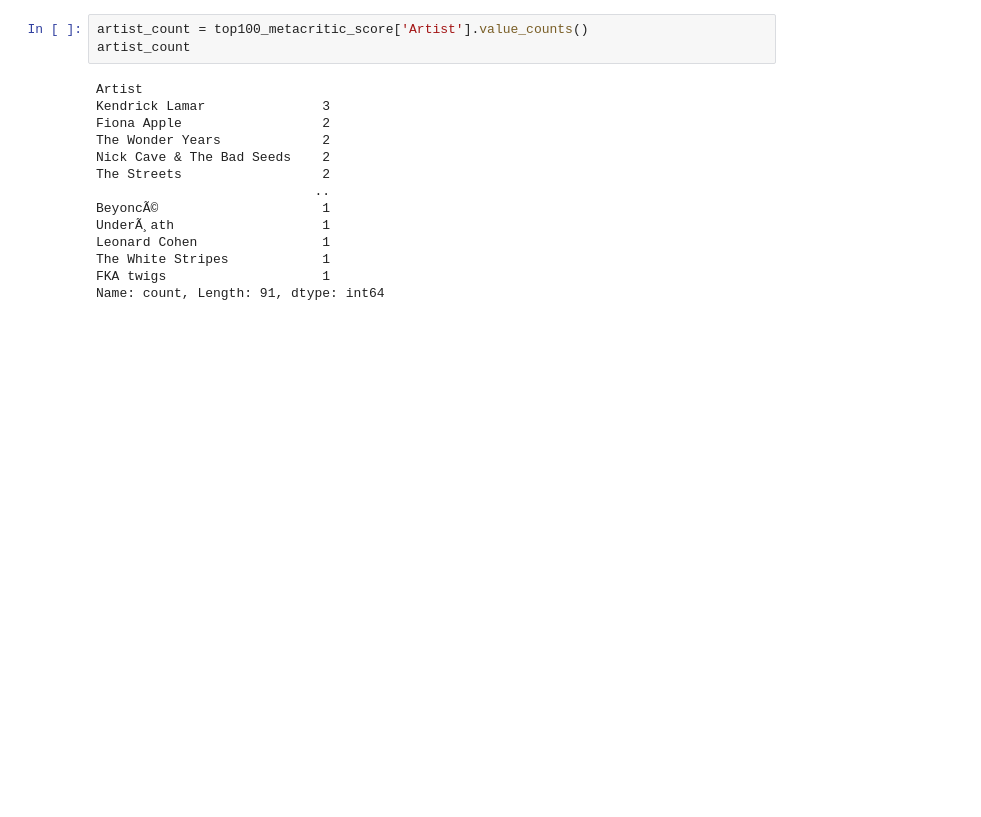
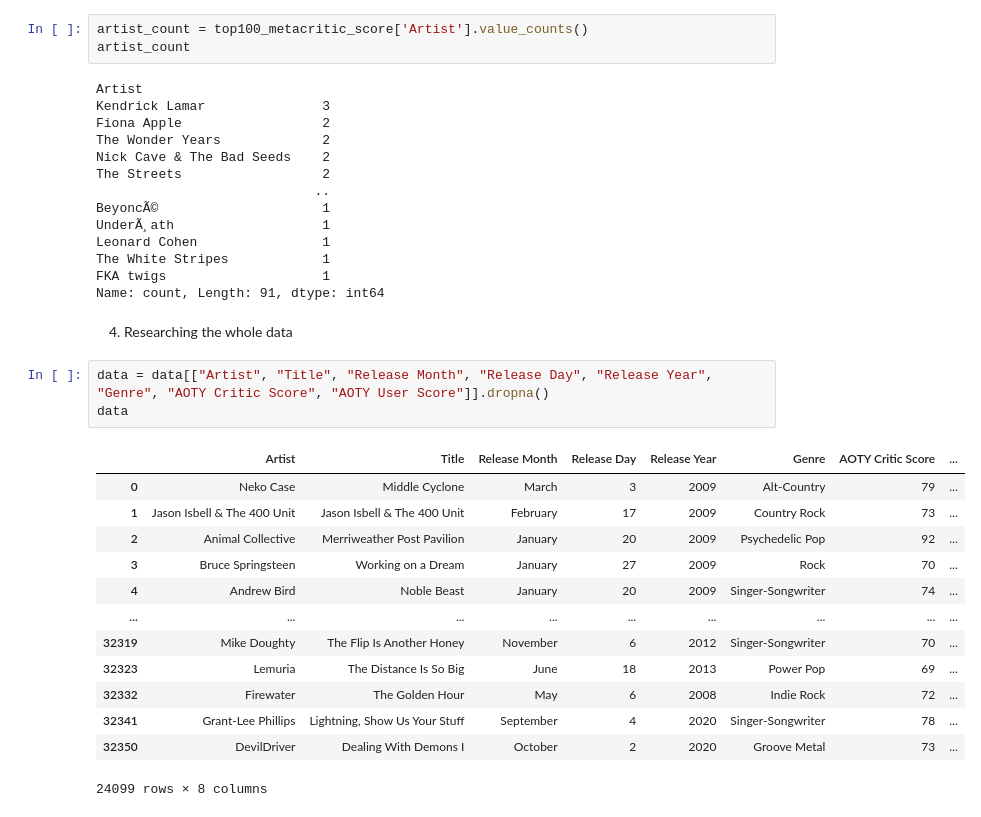
Before and after one commit to Klus3kk/datascience, a Jupyter notebook: Music-Listening/main.ipynb, the cells around one changed output. Drawn from its saved outputs; the diff is of its cells as text; blank space fills up the shorter version.

```diff
--- a/Music-Listening/main.ipynb
+++ b/Music-Listening/main.ipynb
@@ -141,3 +141,22 @@ Leonard Cohen                1
 The White Stripes            1
 FKA twigs                    1
 Name: count, Length: 91, dtype: int64
+# %% [markdown]
+4. Researching the whole data
+# %%
+data = data[["Artist", "Title", "Release Month", "Release Day", "Release Year", "Genre", "AOTY Critic Score", "AOTY User Score"]].dropna()
+data
+# %% [output]
+|  | Artist | Title | Release Month | Release Day | Release Year | Genre | AOTY Critic Score | ... |
+| 0 | Neko Case | Middle Cyclone | March | 3 | 2009 | Alt-Country | 79 | ... |
+| 1 | Jason Isbell & The 400 Unit | Jason Isbell & The 400 Unit | February | 17 | 2009 | Country Rock | 73 | ... |
+| 2 | Animal Collective | Merriweather Post Pavilion | January | 20 | 2009 | Psychedelic Pop | 92 | ... |
+| 3 | Bruce Springsteen | Working on a Dream | January | 27 | 2009 | Rock | 70 | ... |
+| 4 | Andrew Bird | Noble Beast | January | 20 | 2009 | Singer-Songwriter | 74 | ... |
+| ... | ... | ... | ... | ... | ... | ... | ... | ... |
+| 32319 | Mike Doughty | The Flip Is Another Honey | November | 6 | 2012 | Singer-Songwriter | 70 | ... |
+| 32323 | Lemuria | The Distance Is So Big | June | 18 | 2013 | Power Pop | 69 | ... |
+| 32332 | Firewater | The Golden Hour | May | 6 | 2008 | Indie Rock | 72 | ... |
+| 32341 | Grant-Lee Phillips | Lightning, Show Us Your Stuff | September | 4 | 2020 | Singer-Songwriter | 78 | ... |
+| 32350 | DevilDriver | Dealing With Demons I | October | 2 | 2020 | Groove Metal | 73 | ... |
+24099 rows × 8 columns
```
Also changed, not shown: parts of 1 cell of this notebook.
